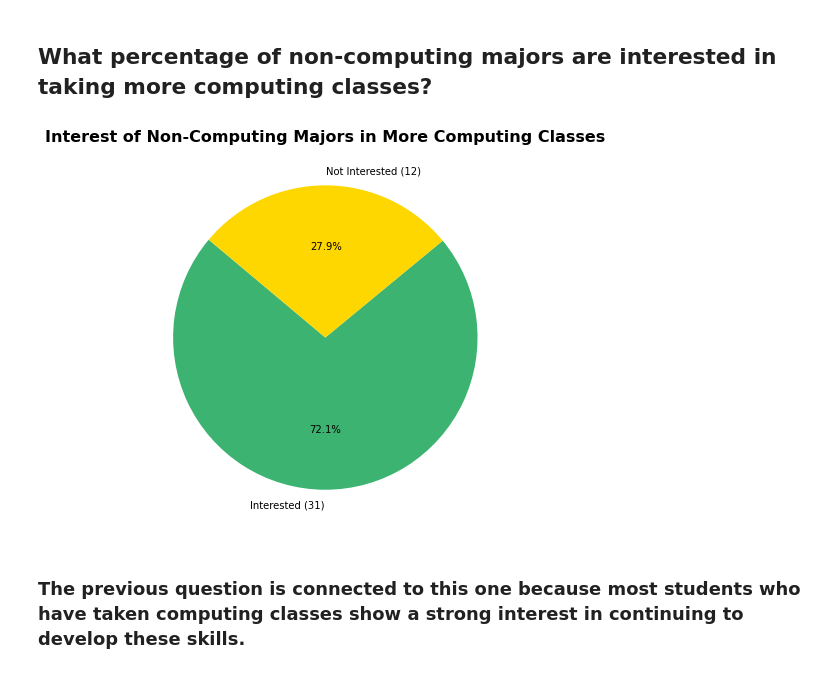
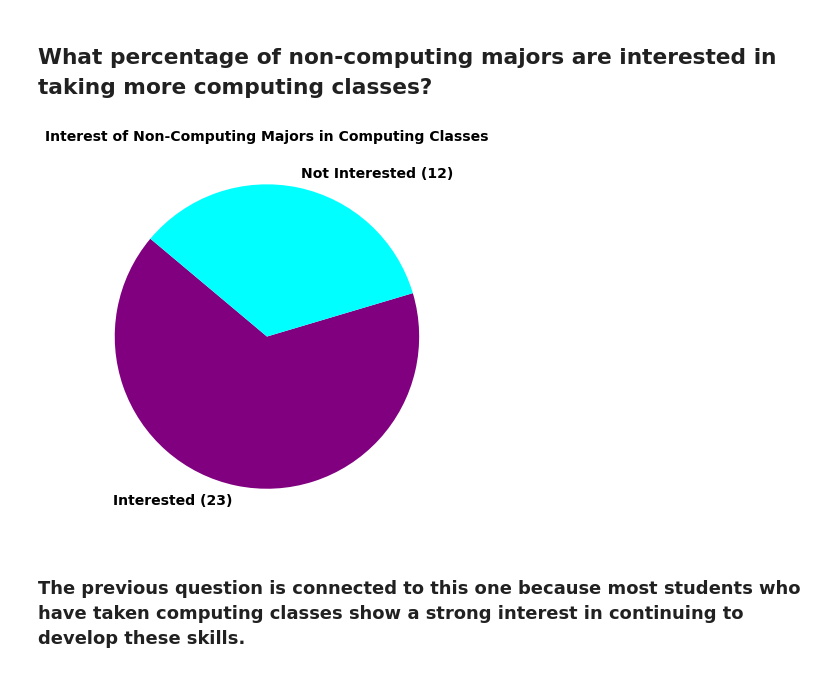
Before and after one commit to Alexib173/Project-1-Overview-College-Recruitment-Improvement-Study, a Jupyter notebook: Project#1_Vizualization.ipynb, the cells around one changed output. Cells and saved outputs as stored; diff of their text form; code cells hidden in the pictures.

```diff
--- a/Project#1_Vizualization.ipynb
+++ b/Project#1_Vizualization.ipynb
@@ -33,7 +33,7 @@ plt.show()
 # %% [markdown]
 ## Why non-computing majors are taking computing classes as elective classes?
 # %%
-computing_majors = ['Computer Science', 'Information Technology', 'Engineering', 'Computing']
+computing_majors = ['electrical engineering', 'Mech E', 'Computer Science', 'Information Technology', 'Engineering', 'Computing', 'cybersecurity', 'Data science','cyberseucirty']
 non_computing_df = df[~df['degree_program'].isin(computing_majors)]
 
 keywords = {
@@ -64,21 +64,21 @@ plt.show()
 # %%
 interested = (non_computing_df['interest_more_classes_scale'] >= 4).sum()
 total = non_computing_df['interest_more_classes_scale'].notna().sum()
 not_interested = total - interested
 
 plt.figure(figsize=(7, 7))
 plt.pie(
     [interested, not_interested],
     labels=[f'Interested ({interested})', f'Not Interested ({not_interested})'],
-    autopct='%1.1f%%',
     startangle=140,
-    colors=['mediumseagreen', 'gold']
+    colors=['purple', 'cyan'],
+    textprops={'fontsize': 14, 'fontweight': 'bold'}
 )
-plt.title('Interest of Non-Computing Majors in More Computing Classes', fontsize=16, fontweight='bold')
+plt.title('Interest of Non-Computing Majors in Computing Classes', fontsize=14, fontweight='bold')
 plt.savefig('3_percentage_interested.png')
 plt.show()
 # %% [output]
-[figure, old version]
+[figure, new version]
 # %% [markdown]
 ### The previous question is connected to this one because most students who have taken computing classes show a strong interest in continuing to develop these skills.
 # %% [markdown]
```
Also changed, not shown: parts of 2 cells of this notebook, 2 other files.
